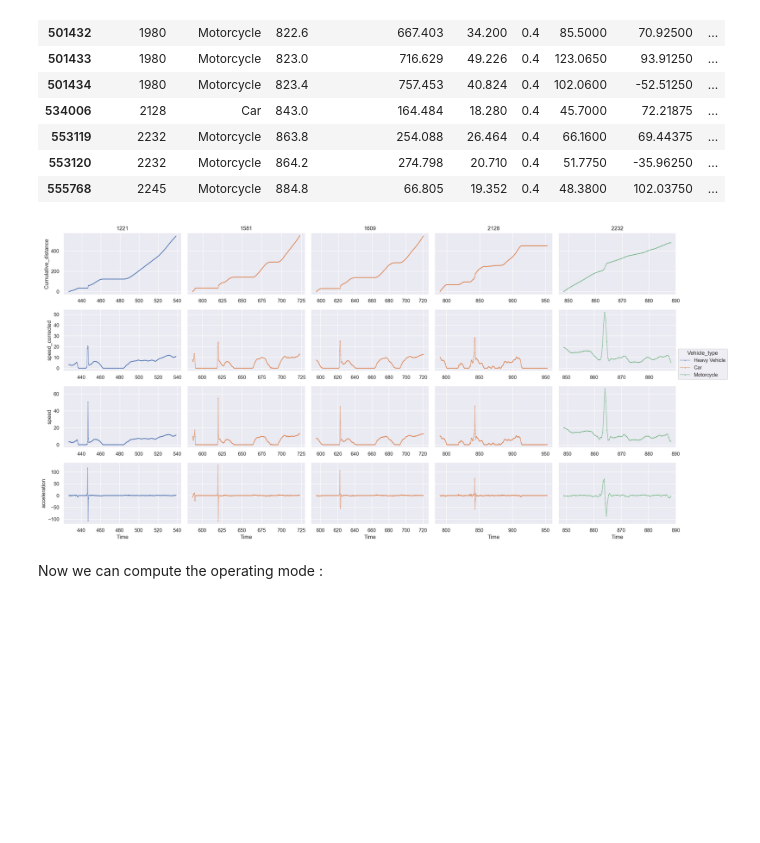
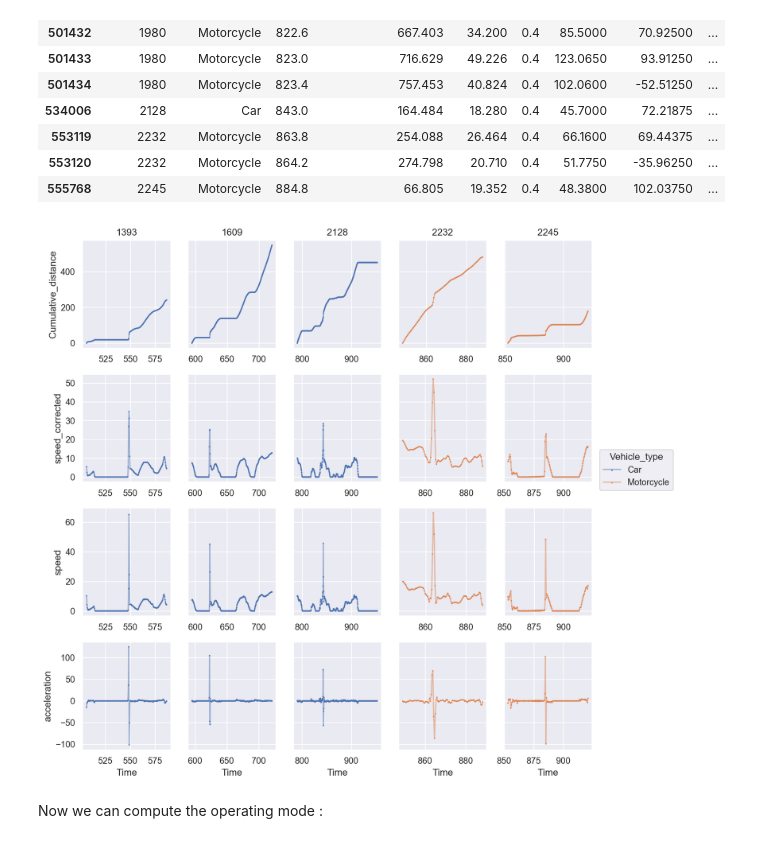
Before and after one commit to s221568/Trafic, a Jupyter notebook: Lab 2/JA.ipynb, the cells around one changed output. Drawn from its saved outputs; the diff is of its cells as text; code cells hidden in the pictures; blank space fills up the shorter version.

Commit message:
Changed graphs

```diff
--- a/Lab 2/JA.ipynb
+++ b/Lab 2/JA.ipynb
@@ -136,20 +136,20 @@ df.loc[df.speed>150/3.6]
 | 553120 | 2232 | Motorcycle | 864.2 | 274.798 | 20.710 | 0.4 | 51.7750 | -35.96250 | ... |
 | 555768 | 2245 | Motorcycle | 884.8 | 66.805 | 19.352 | 0.4 | 48.3800 | 102.03750 | ... |
 # %%
-drivers = np.random.choice(df.loc[df.speed>150/3.6].Vehicle_ID.unique(), 5)
+drivers = np.random.choice(df.loc[df.speed>150/3.6].Vehicle_ID.unique(), 5, replace = False)
 (
     so.Plot(data=df.loc[df.Vehicle_ID.isin(drivers)], x="Time", color="Vehicle_type")
     .pair(y=["Cumulative_distance","speed_corrected","speed", "acceleration"])
     .facet(col="Vehicle_ID")
     .add(so.Dots(pointsize=1))
     .add(so.Line(alpha=0.5))
     .share(x=False)
     .scale(color=so.Nominal())
-    .layout(size=(20,10))
+    .layout(size=(10,10))
     .plot()
 )
 # %% [output]
-[figure, old version]
+[figure, new version]
 # %% [markdown]
 Now we can compute the operating mode :
 # %%
```
Also changed, not shown: parts of 1 cell of this notebook.
